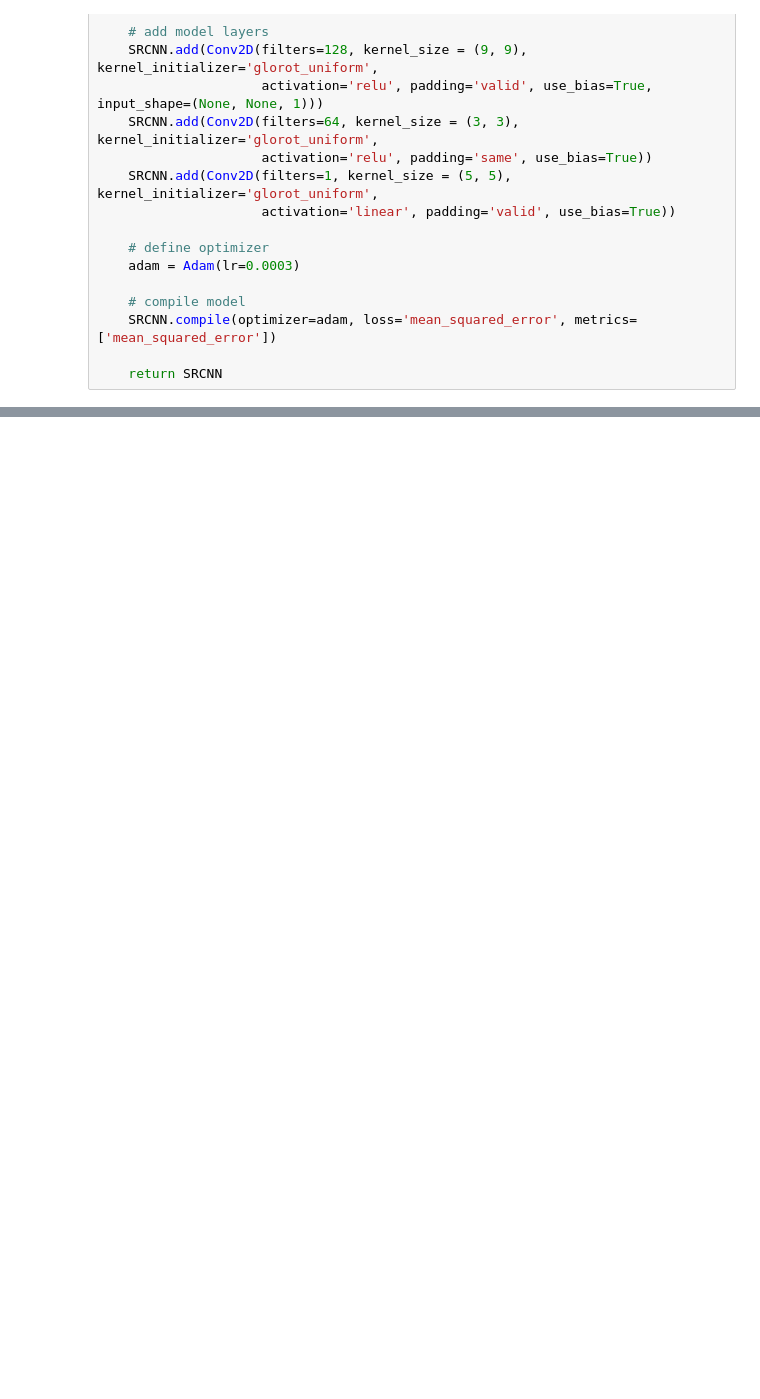
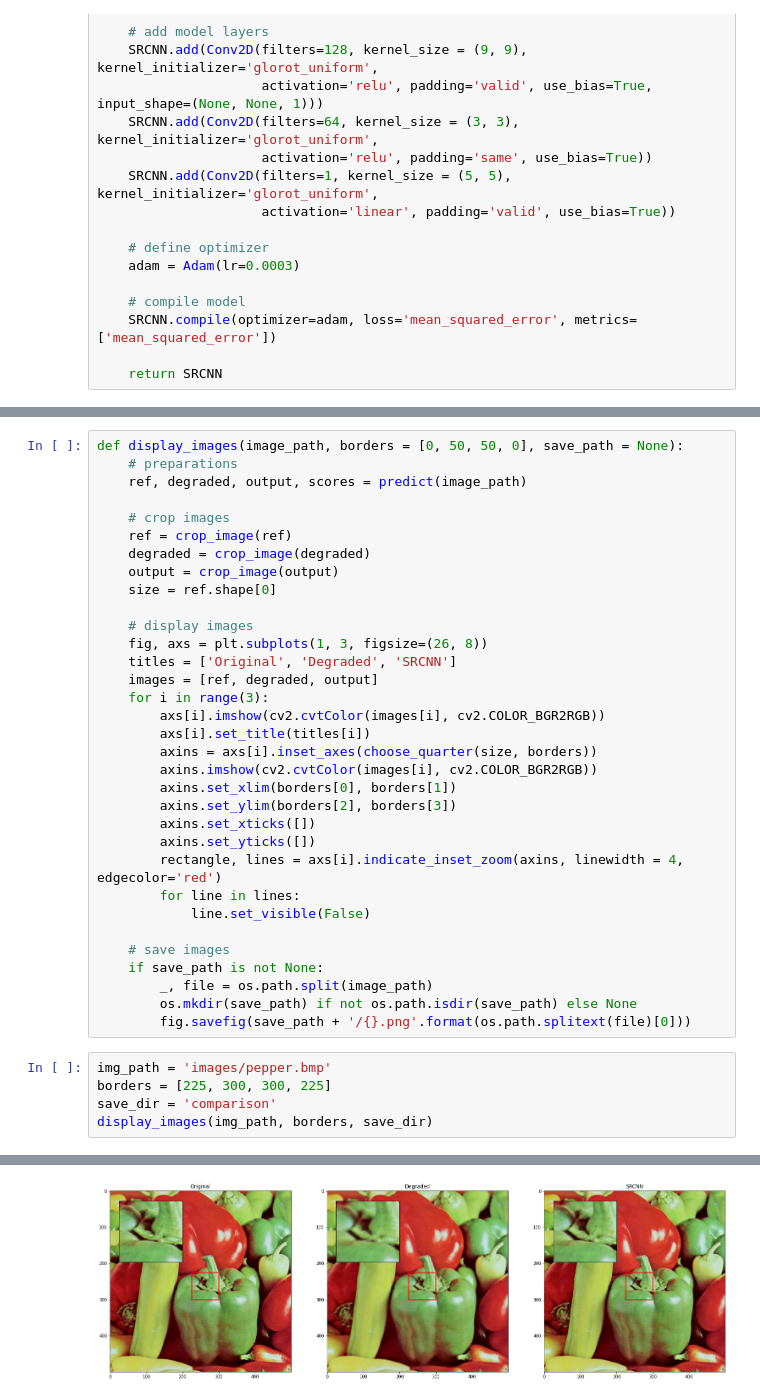
Before and after one commit to ARtMo74/SuperResolution, a Jupyter notebook: SRCNN.ipynb, the cells around one changed output, grey strips where cells are left out. Cells and saved outputs as stored; diff of their text form; blank space fills up the shorter version.

Commit message:
Changed display function for better image comparison

```diff
--- a/SRCNN.ipynb
+++ b/SRCNN.ipynb
@@ -303,0 +242,39 @@ Saving pepper.bmp
+# %%
+def display_images(image_path, borders = [0, 50, 50, 0], save_path = None):
+    # preparations
+    ref, degraded, output, scores = predict(image_path)
+
+    # crop images
+    ref = crop_image(ref)
+    degraded = crop_image(degraded)
+    output = crop_image(output)
+    size = ref.shape[0]
+
+    # display images
+    fig, axs = plt.subplots(1, 3, figsize=(26, 8))
+    titles = ['Original', 'Degraded', 'SRCNN']
+    images = [ref, degraded, output]
+    for i in range(3):
+        axs[i].imshow(cv2.cvtColor(images[i], cv2.COLOR_BGR2RGB))
+        axs[i].set_title(titles[i])
+        axins = axs[i].inset_axes(choose_quarter(size, borders))
+        axins.imshow(cv2.cvtColor(images[i], cv2.COLOR_BGR2RGB))
+        axins.set_xlim(borders[0], borders[1])
+        axins.set_ylim(borders[2], borders[3])
+        axins.set_xticks([])
+        axins.set_yticks([])
+        rectangle, lines = axs[i].indicate_inset_zoom(axins, linewidth = 4, edgecolor='red')
+        for line in lines:
+            line.set_visible(False)
+
+    # save images
+    if save_path is not None:
+        _, file = os.path.split(image_path)
+        os.mkdir(save_path) if not os.path.isdir(save_path) else None
+        fig.savefig(save_path + '/{}.png'.format(os.path.splitext(file)[0]))
+# %%
+img_path = 'images/pepper.bmp'
+borders = [225, 300, 300, 225]
+save_dir = 'comparison'
+display_images(img_path, borders, save_dir)
+# %% [output]
@@ -304 +282,2 @@ Saving pepper.bmp
+[figure, added]
 # %%
```
Also changed, not shown: parts of 9 cells of this notebook.
